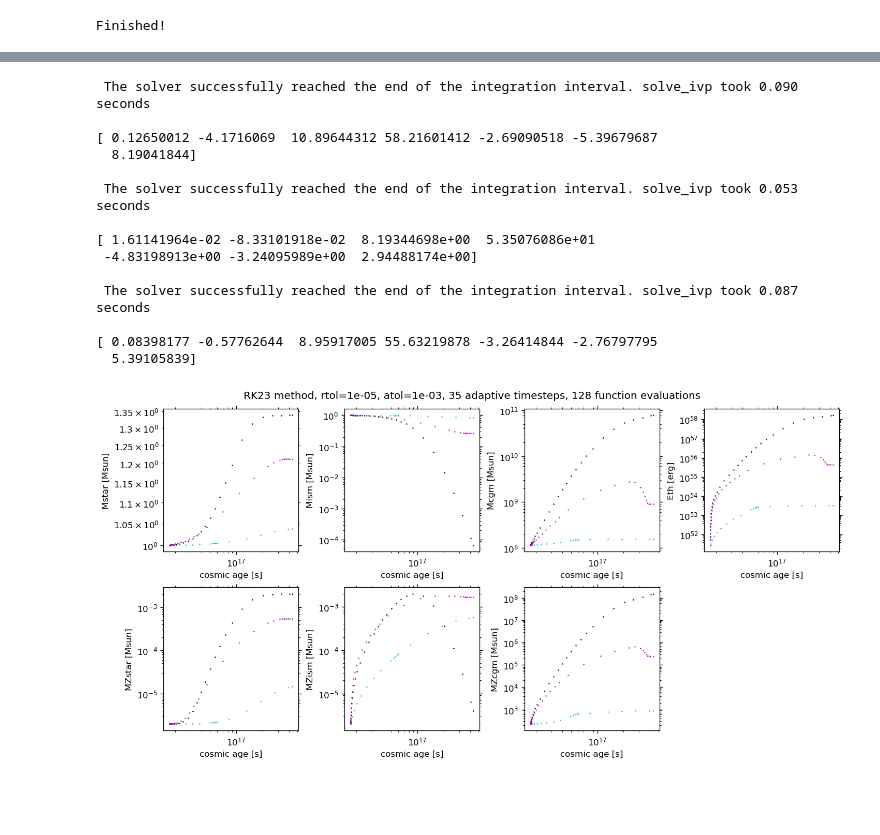
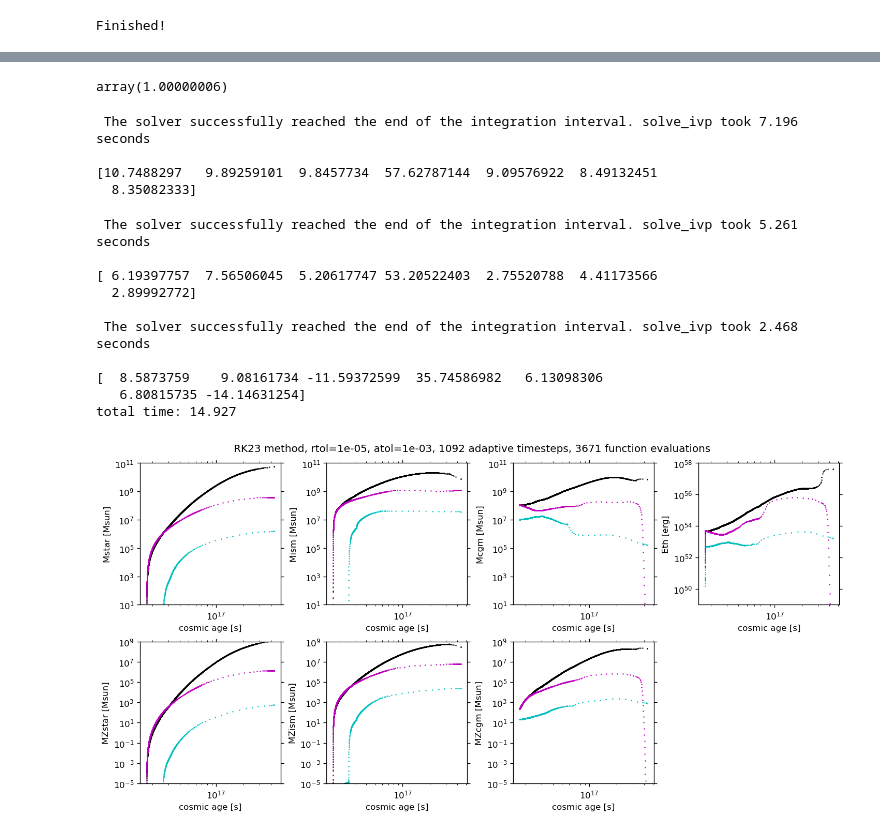
Before and after one commit to virajpandya/sapphire, a Jupyter notebook: dev/solve_ivp_thermal_tng.ipynb, the cells around one changed output, grey strips where cells are left out. Saved outputs shown, nothing was run; the diff lists cells and outputs as text; code cells hidden in the pictures; blank space fills up the shorter version.

```diff
--- a/dev/solve_ivp_thermal_tng.ipynb
+++ b/dev/solve_ivp_thermal_tng.ipynb
@@ -250,0 +326,4 @@ G = const.G.to('cm**3 / (g * s**2)').value
+# %%
+interp_funcs[0][-1](146)
+# %% [output]
+array(1.00000006)
@@ -531,82 +624,57 @@ atol = 1e-3
-# %%
-###### Set up interpolator functions called by the integrator to get Mdot_in_dm, Vvir, etc. at any time t
-# Apply 1D gaussian smoothing for noisy / discontinuous time series (otherwise Nth derivatives will explode)
-# and take log10 of properties that are guaranteed to be positive but huge OOM or sharp jumps (Mvir, Vvir, Rvir)
-interp_funcs = []
-
-for halo in halos:
-    interp_redshift = InterpolatedUnivariateSpline(halo['cosmic_age'], halo['redshift'],
-                                       k=3) # faster to interpolate than do cosmology root-finding calculation
-
-    interp_logMAH = InterpolatedUnivariateSpline(halo['cosmic_age'],
-                                     np.log10(gaussian_filter1d(halo['mdot_in_halo_dm_tracked'], 10, mode='nearest')),
-                                     k=3) # Msun/yr
-
-    interp_logMvir = InterpolatedUnivariateSpline(halo['cosmic_age'],
-                                      gaussian_filter1d(halo['logmvir'],25,mode='nearest'),
-                                      k=3) # Msun
-
-    interp_logRvir = InterpolatedUnivariateSpline(halo['cosmic_age'],
-                                   gaussian_filter1d(np.log10(10**halo['logrvir']*halo['scale']), 10, mode='nearest'),
-                                   k=3) # proper kpc
-
-    interp_logVvir = InterpolatedUnivariateSpline(halo['cosmic_age'],
-                                   gaussian_filter1d(np.log10(halo['Vmax_DM']), 10, mode='nearest'),
-                                   k=3) # proper km/s
-
-    interp_logcNFW = InterpolatedUnivariateSpline(halo['cosmic_age'],
-                                   gaussian_filter1d(np.log10(halo['halo_conc']), 25, mode='nearest'),
-                                   k=3) # dimensionless
-
-    interp_funcs.append([interp_redshift, interp_logMAH, interp_logMvir, interp_logRvir, interp_logVvir, interp_logcNFW])
 # %%
 # run solve_ivp
 ode_method = 'RK23'
 
 sol_arr = []
 
-for funcs, halo in zip(interp_funcs, halos):
+tloop = timer()
+
+for funcs, halo, ics in zip(interp_funcs, halos, ics_halos):
     tstart = timer()
     sol = solve_ivp(integrator, [t_init, np.log10(halos[0]['cosmic_age'][-1] * 1e9 * yr_to_s)],
-                    initial_conditions,
+                    ics,
                     dense_output=True, method=ode_method,
                     atol=atol, rtol=rtol, args=(parameters, funcs))
 
     print('\n',sol.message,'solve_ivp took %.3f seconds'%(timer()-tstart),'\n')
-
     print(sol.y.T[-1])
     sol_arr.append(sol)
+
+print('total time: %.3f'%(timer() - tloop))
 # %% [output]
- The solver successfully reached the end of the integration interval. solve_ivp took 0.090 seconds
+ The solver successfully reached the end of the integration interval. solve_ivp took 7.196 seconds
 
-[ 0.12650012 -4.1716069  10.89644312 58.21601412 -2.69090518 -5.39679687
-  8.19041844]
-
- The solver successfully reached the end of the integration interval. solve_ivp took 0.053 seconds
-
-[ 1.61141964e-02 -8.33101918e-02  8.19344698e+00  5.35076086e+01
- -4.83198913e+00 -3.24095989e+00  2.94488174e+00]
-
- The solver successfully reached the end of the integration interval. solve_ivp took 0.087 seconds
-
-[ 0.08398177 -0.57762644  8.95917005 55.63219878 -3.26414844 -2.76797795
-  5.39105839]
+[10.7488297   9.89259101  9.8457734  57.62787144  9.09576922  8.49132451
+  8.35082333]
+ The solver successfully reached the end of the integration interval. solve_ivp took 5.261 seconds
+
+[ 6.19397757  7.56506045  5.20617747 53.20522403  2.75520788  4.41173566
+  2.89992772]
+
+ The solver successfully reached the end of the integration interval. solve_ivp took 2.468 seconds
+
+[  8.5873759    9.08161734 -11.59372599  35.74586982   6.13098306
+   6.80815735 -14.14631254]
+total time: 14.927
 # %%
 labels = {0:'Mstar [Msun]',1:'Mism [Msun]',2:'Mcgm [Msun]',3:'Eth [erg]',4:'MZstar [Msun]',5:'MZism [Msun]',6:'MZcgm [Msun]'}
 
 fig, axes = plt.subplots(nrows=2,ncols=4,figsize=(12,6),constrained_layout=True)
 allax = np.ravel(axes)
 allax[-1].axis('off')
 
+axlim = 10**np.array([[1, 11], [1, 11], [1, 11], [49, 58], [-5., 9], [-5., 9], [-5., 9]])
+
 for sol, c in zip(sol_arr, ['k', 'c', 'm']):
     for varnum in np.arange(7):
 
         allax[varnum].loglog(10**sol.t,10**sol.y[varnum],'{}.'.format(c), ms=3,mec='none')
         allax[varnum].set_xlabel('cosmic age [s]')
         allax[varnum].set_ylabel(labels[varnum])
+        allax[varnum].set_ylim(axlim[varnum][0], axlim[varnum][1])
 
-    fig.suptitle('%s method, rtol=%.0e, atol=%.0e, %i adaptive timesteps, %i function evaluations'%(ode_method,rtol,atol,len(sol.t),sol.nfev))
+        fig.suptitle('%s method, rtol=%.0e, atol=%.0e, %i adaptive timesteps, %i function evaluations'%(ode_method,rtol,atol,len(sol.t),sol.nfev))
 
 # plt.savefig('solve_ivp_logarithmic_%s_%s_benchmark.png'%(halo_name,ode_method),bbox_inches='tight',dpi=150,facecolor='white')
 # %% [output]
-[figure, old version]
+[figure, new version]
```
Also changed, not shown: parts of 14 cells of this notebook, 4 other files.
